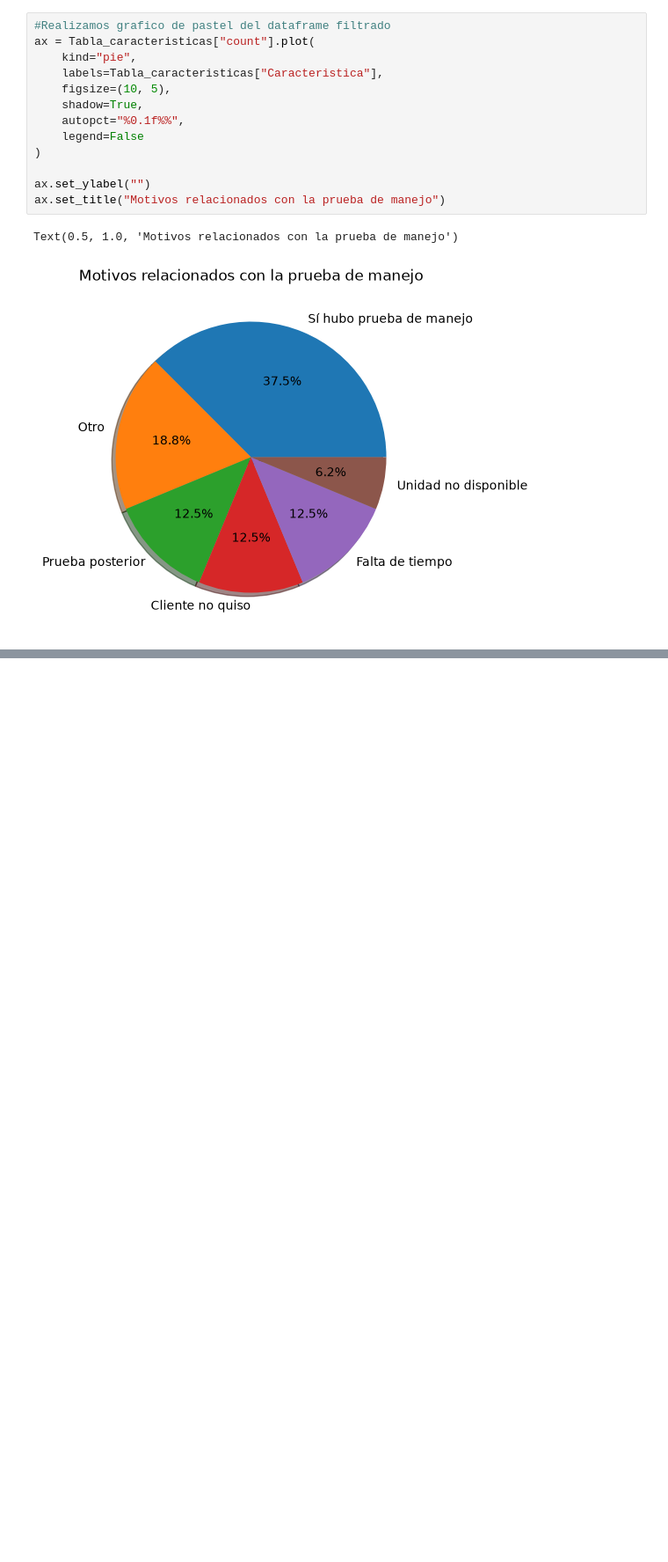
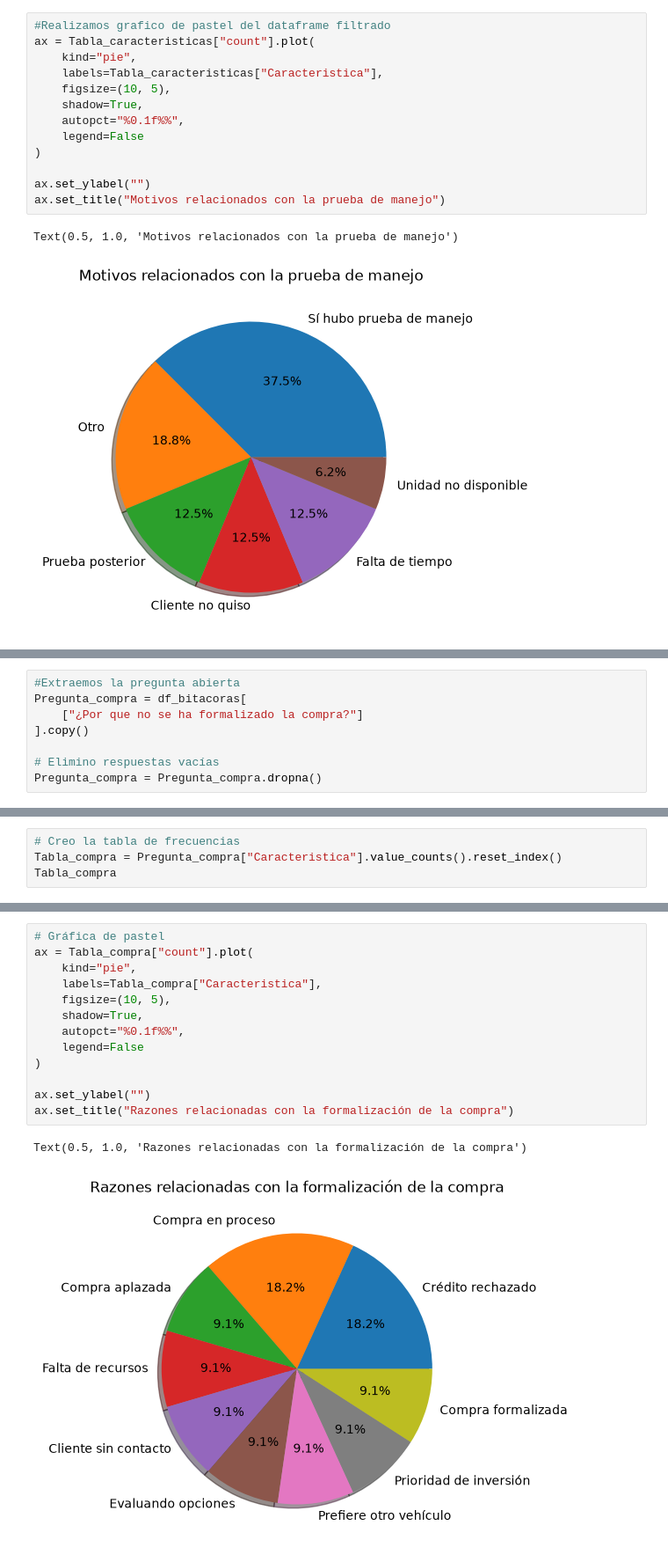
Before and after one commit to a01739242-ui/Extraccion_de_Caracteristicas, a Jupyter notebook: Actividad 4.1/codigo_categorias.ipynb, the cells around one changed output, grey strips where cells are left out. Shown at 88% size. Drawn from its saved outputs; the diff is of its cells as text; blank space fills up the shorter version.

```diff
--- a/Actividad 4.1/codigo_categorias.ipynb
+++ b/Actividad 4.1/codigo_categorias.ipynb
@@ -436,0 +545,8 @@ Text(0.5, 1.0, 'Motivos relacionados con la prueba de manejo')
+# %%
+#Extraemos la pregunta abierta
+Pregunta_compra = df_bitacoras[
+    ["¿Por que no se ha formalizado la compra?"]
+].copy()
+
+# Elimino respuestas vacías
+Pregunta_compra = Pregunta_compra.dropna()
@@ -436,0 +613,4 @@ Text(0.5, 1.0, 'Motivos relacionados con la prueba de manejo')
+# %%
+# Creo la tabla de frecuencias
+Tabla_compra = Pregunta_compra["Caracteristica"].value_counts().reset_index()
+Tabla_compra
@@ -436,0 +628,16 @@ Text(0.5, 1.0, 'Motivos relacionados con la prueba de manejo')
+# %%
+# Gráfica de pastel
+ax = Tabla_compra["count"].plot(
+    kind="pie",
+    labels=Tabla_compra["Caracteristica"],
+    figsize=(10, 5),
+    shadow=True,
+    autopct="%0.1f%%",
+    legend=False
+)
+
+ax.set_ylabel("")
+ax.set_title("Razones relacionadas con la formalización de la compra")
+# %% [output]
+Text(0.5, 1.0, 'Razones relacionadas con la formalización de la compra')
+[figure, added]
```
Also changed, not shown: parts of 7 cells of this notebook, 1 other file.
